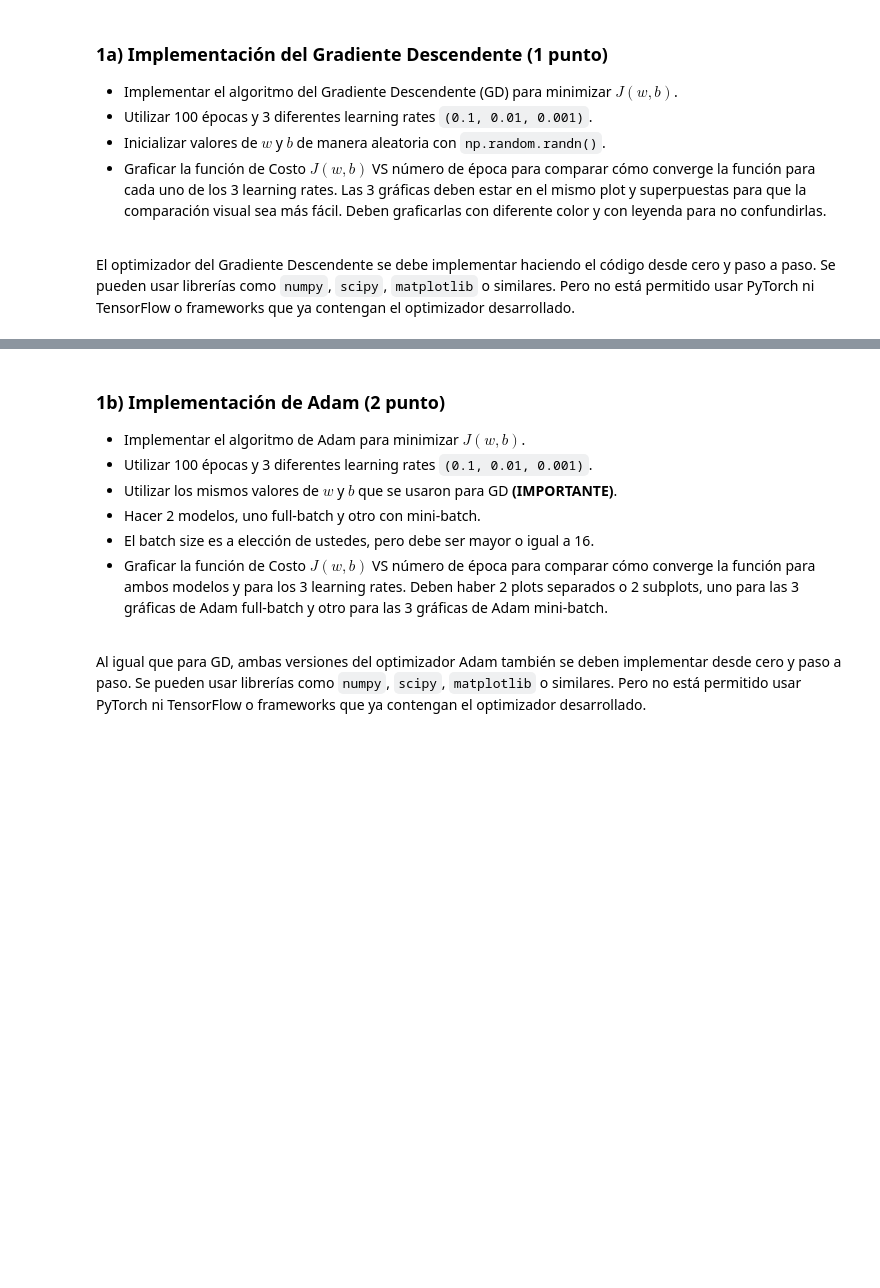
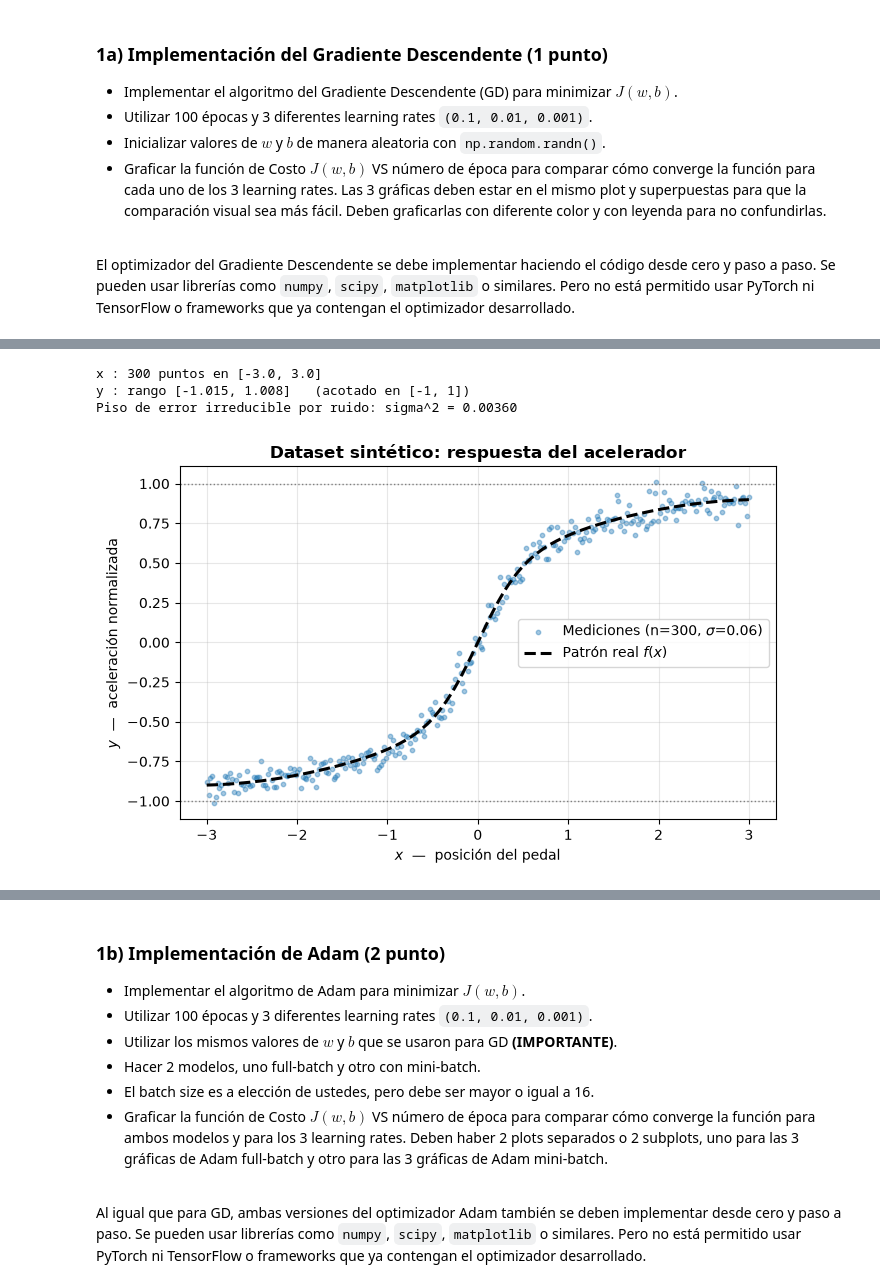
Before and after one commit to rodrigoenzohernandez/CEIA_aprendizaje_profundo_tps, a Jupyter notebook: hernandez-TP1-Co26.ipynb, the cells around one changed output, grey strips where cells are left out. Cells and saved outputs as stored; diff of their text form; code cells hidden in the pictures; blank space fills up the shorter version.

```diff
--- a/hernandez-TP1-Co26.ipynb
+++ b/hernandez-TP1-Co26.ipynb
@@ -92,0 +127,42 @@ El optimizador del Gradiente Descendente se debe implementar haciendo el código
+# %%
+import time
+import numpy as np
+import matplotlib.pyplot as plt
+
+# ----------------------------------------------------------------------
+# DATASET SINTÉTICO
+# ----------------------------------------------------------------------
+N     = 300    # cantidad de muestras
+SIGMA = 0.06   # desvío del ruido de medición
+
+# Barrido del pedal: 300 posiciones equiespaciadas, de freno a fondo a acelerador a fondo
+x = np.linspace(-3, 3, N)
+
+def patron_no_lineal(x):
+    """Curva 'real' del auto: techo de aceleración (tanh) + compresión suave (sin)."""
+    return 0.5 * np.tanh(2 * x) + 0.4 * np.sin(0.5 * x)
+
+# Generador propio para el ruido, con semilla fija -> el dataset es siempre el mismo.
+# Se usa un generador separado del de la inicialización de parámetros para que ambas
+# cosas sean reproducibles de forma independiente.
+rng_datos = np.random.default_rng(42)
+y = patron_no_lineal(x) + rng_datos.normal(0, SIGMA, N)
+
+print(f"x : {N} puntos en [{x.min():.1f}, {x.max():.1f}]")
+print(f"y : rango [{y.min():.3f}, {y.max():.3f}]   (acotado en [-1, 1])")
+print(f"Piso de error irreducible por ruido: sigma^2 = {SIGMA**2:.5f}")
+
+plt.figure(figsize=(7, 4.5))
+plt.scatter(x, y, s=10, alpha=0.4, label=f"Mediciones (n={N}, $\\sigma$={SIGMA})")
+plt.plot(x, patron_no_lineal(x), "k--", lw=2.2, label="Patrón real $f(x)$")
+plt.axhline( 1, color="gray", ls=":", lw=1)
+plt.axhline(-1, color="gray", ls=":", lw=1)
+plt.xlabel("$x$  —  posición del pedal")
+plt.ylabel("$y$  —  aceleración normalizada")
+plt.title("Dataset sintético: respuesta del acelerador", fontweight="bold")
+plt.legend(); plt.grid(alpha=0.3); plt.tight_layout(); plt.show()
+# %% [output]
+x : 300 puntos en [-3.0, 3.0]
+y : rango [-1.015, 1.008]   (acotado en [-1, 1])
+Piso de error irreducible por ruido: sigma^2 = 0.00360
+[figure, added]
```
Also changed, not shown: parts of 7 cells of this notebook.
